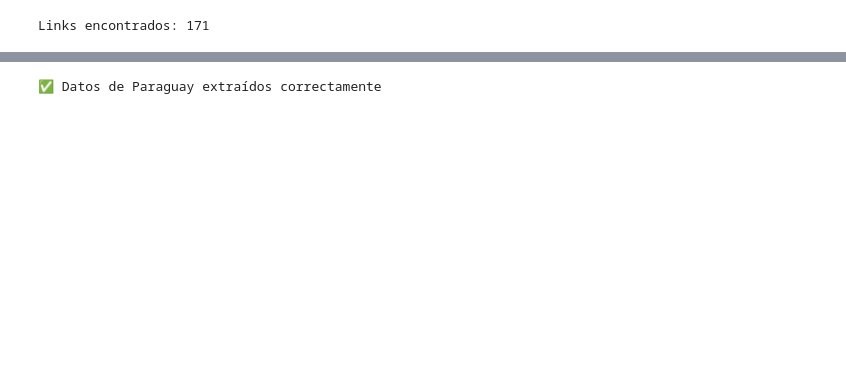
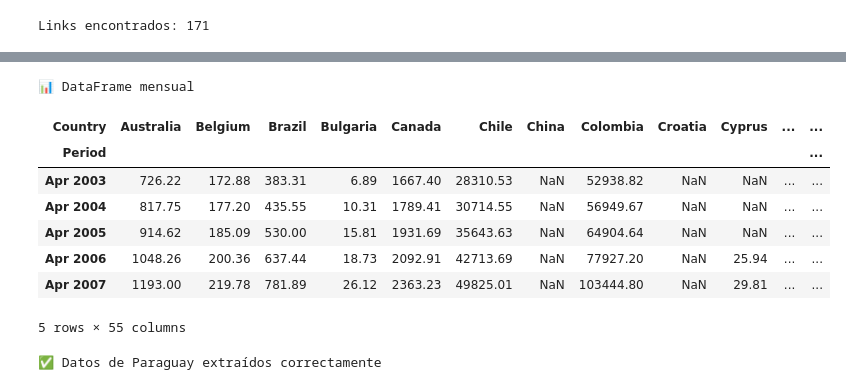
Before and after one commit to acostadlucas/mcs-red, a Jupyter notebook: ETL_first_iteration/crawlers_and_transformers/scrape_private_sector_credit_links_index.ipynb, the cells around one changed output, grey strips where cells are left out. Cells and saved outputs as stored; diff of their text form; code cells hidden in the pictures; blank space fills up the shorter version.

```diff
--- a/ETL_first_iteration/crawlers_and_transformers/scrape_private_sector_credit_links_index.ipynb
+++ b/ETL_first_iteration/crawlers_and_transformers/scrape_private_sector_credit_links_index.ipynb
@@ -134,3 +147,16 @@ master_df.head()
+# %%
+print("\n📊 DataFrame mensual")
+df_months.head()
+# %% [output]
+📊 DataFrame mensual
+| Country | Australia | Belgium | Brazil | Bulgaria | Canada | Chile | China | Colombia | Croatia | Cyprus | ... | ... |
+| Period |  |  |  |  |  |  |  |  |  |  |  | ... |
+| Apr 2003 | 726.22 | 172.88 | 383.31 | 6.89 | 1667.40 | 28310.53 | NaN | 52938.82 | NaN | NaN | ... | ... |
+| Apr 2004 | 817.75 | 177.20 | 435.55 | 10.31 | 1789.41 | 30714.55 | NaN | 56949.67 | NaN | NaN | ... | ... |
+| Apr 2005 | 914.62 | 185.09 | 530.00 | 15.81 | 1931.69 | 35643.63 | NaN | 64904.64 | NaN | NaN | ... | ... |
+| Apr 2006 | 1048.26 | 200.36 | 637.44 | 18.73 | 2092.91 | 42713.69 | NaN | 77927.20 | NaN | 25.94 | ... | ... |
+| Apr 2007 | 1193.00 | 219.78 | 781.89 | 26.12 | 2363.23 | 49825.01 | NaN | 103444.80 | NaN | 29.81 | ... | ... |
+5 rows × 55 columns
 # %%
 # obtain paraguay url
 template_url = country_links[0]
```
Also changed, not shown: parts of 37 cells of this notebook, 10 other files.
